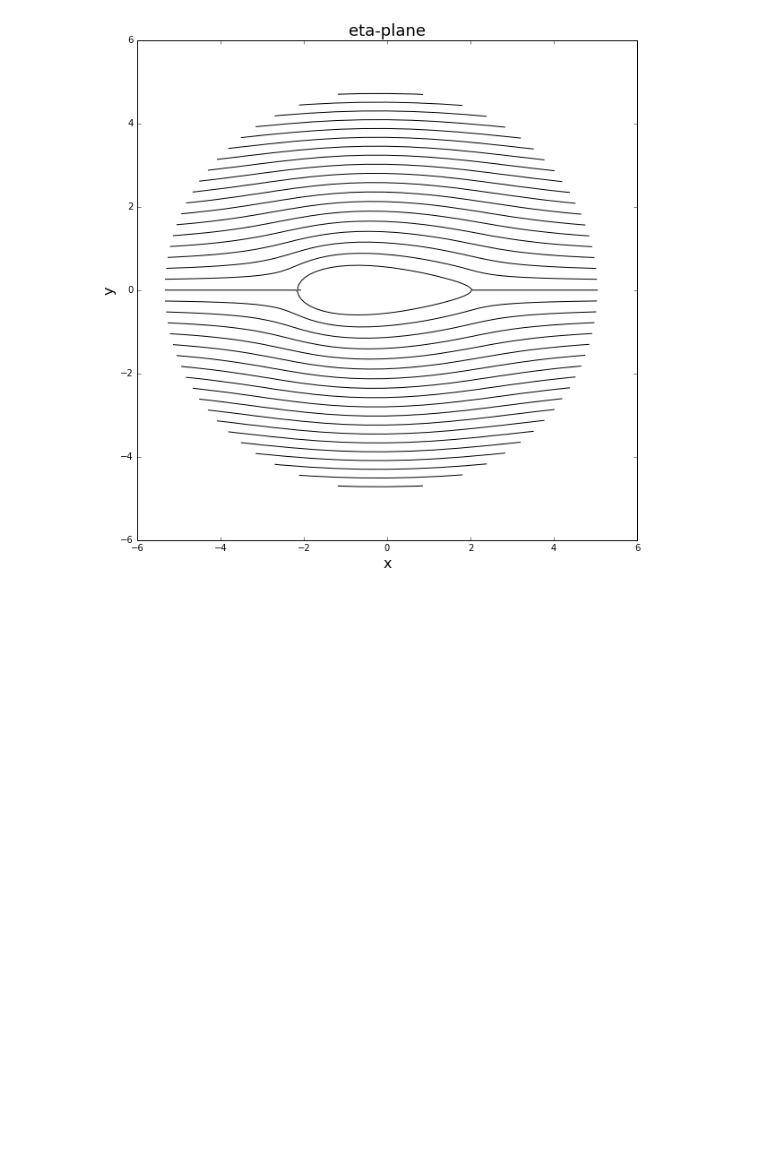
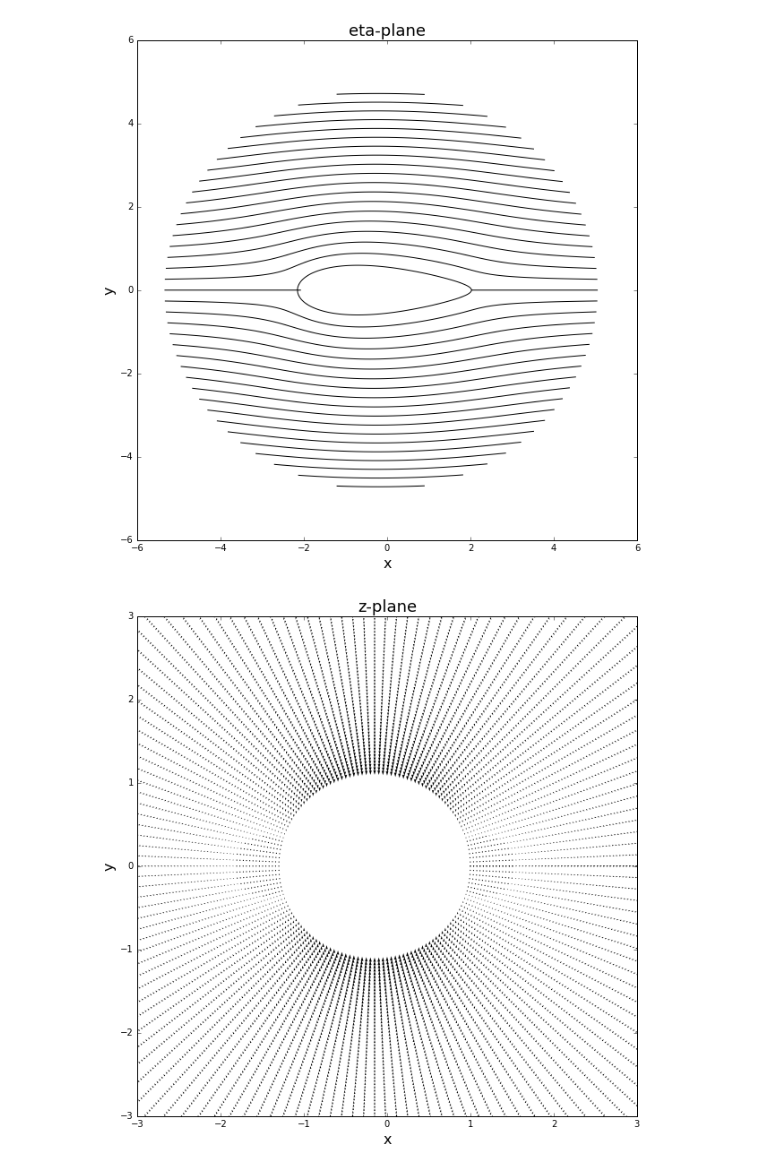
Before and after one commit to Pjgeno14/mae6226-workspace, a Jupyter notebook: Assignment-2.ipynb, the cells around one changed output. Saved outputs shown, nothing was run; the diff lists cells and outputs as text; code cells hidden in the pictures; blank space fills up the shorter version.

```diff
--- a/Assignment-2.ipynb
+++ b/Assignment-2.ipynb
@@ -230,3 +230,14 @@ v = (-u_inf*numpy.sin(theta_mesh))*(1+(R**2/r_mesh**2))
+# %%
+size = 10
+pyplot.figure(figsize=(size, (y_end-y_start)/(x_end-x_start)*size))
+pyplot.xlabel('x', fontsize = 16)
+pyplot.ylabel('y', fontsize = 16)
+pyplot.xlim(-3, 3)
+pyplot.ylim(-3, 3)
+pyplot.title('z-plane', fontsize = 18)
+pyplot.quiver(z.real, z.imag, u, v);
+# %% [output]
+[figure, added]
 # %%
 size = 10
 pyplot.figure(figsize=(size, (y_end-y_start)/(x_end-x_start)*size))
```
Also changed, not shown: parts of 4 cells of this notebook.
